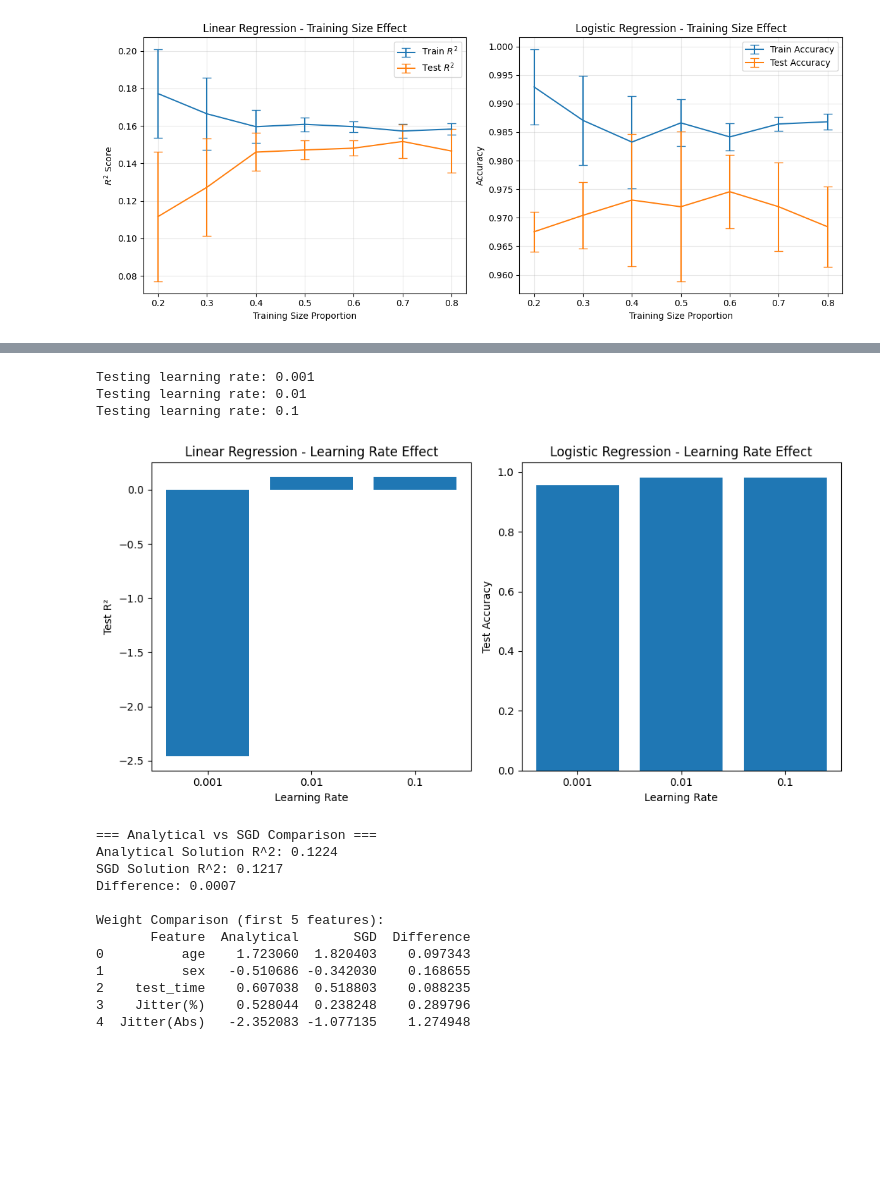
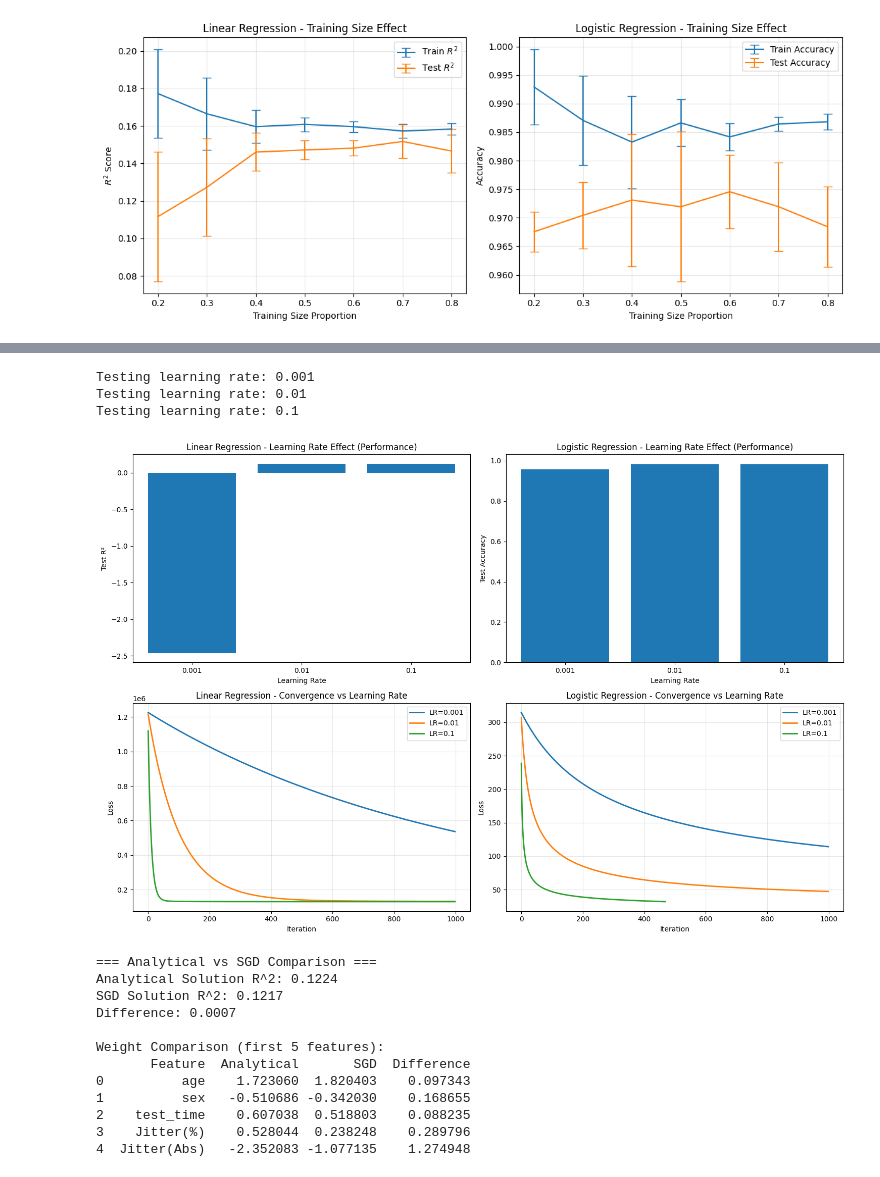
Before and after one commit to Eric3939/comp551_a1, a Jupyter notebook: main_experiments.ipynb, the cells around one changed output, grey strips where cells are left out. Drawn from its saved outputs; the diff is of its cells as text; code cells hidden in the pictures; blank space fills up the shorter version.

```diff
--- a/main_experiments.ipynb
+++ b/main_experiments.ipynb
@@ -284,52 +311,77 @@ Testing batch size: full
 # %%
-# Learning Rate Comparison
+# Learning Rate Comparison with Convergence Plots
 learning_rates = [0.001, 0.01, 0.1]
 linear_lr_results, logistic_lr_results = [], []
+linear_lr_loss_histories, logistic_lr_loss_histories = [], []
 
 for lr in learning_rates:
     print(f"Testing learning rate: {lr}")
 
     # Linear regression
-    optimizer = GradientDescent(lr=lr, max_iters=1000)
+    optimizer = GradientDescent(lr=lr, max_iters=1000, record_loss=True)
     model = LinearRegression()
     model.fit_gradient_descent(X_park_train_scaled, y_park_train, optimizer)
     pred_test = model.predict(X_park_test_scaled)
     test_r2 = r2_score(y_park_test, pred_test)
     linear_lr_results.append(test_r2)
+    linear_lr_loss_histories.append(optimizer.loss_history)
 
     # Logistic regression
-    optimizer = GradientDescent(lr=lr, max_iters=1000)
+    optimizer = GradientDescent(lr=lr, max_iters=1000, record_loss=True)
     model = LogisticRegression()
     model.fit(X_wdbc_train_scaled, y_wdbc_train, optimizer)
     pred_test = model.predict(X_wdbc_test_scaled)
     test_acc = accuracy_score(y_wdbc_test, pred_test)
     logistic_lr_results.append(test_acc)
+    logistic_lr_loss_histories.append(optimizer.loss_history)
 
-# Plot results
-plt.figure(figsize=(10, 5))
+# Plot results - Performance
+plt.figure(figsize=(15, 10))
 
-plt.subplot(1, 2, 1)
+# Performance plots
+plt.subplot(2, 2, 1)
 plt.bar(range(len(learning_rates)), linear_lr_results)
 plt.xticks(range(len(learning_rates)), learning_rates)
 plt.xlabel('Learning Rate')
 plt.ylabel('Test R²')
-plt.title('Linear Regression - Learning Rate Effect')
+plt.title('Linear Regression - Learning Rate Effect (Performance)')
 
-plt.subplot(1, 2, 2)
+plt.subplot(2, 2, 2)
 plt.bar(range(len(learning_rates)), logistic_lr_results)
 plt.xticks(range(len(learning_rates)), learning_rates)
 plt.xlabel('Learning Rate')
 plt.ylabel('Test Accuracy')
-plt.title('Logistic Regression - Learning Rate Effect')
+plt.title('Logistic Regression - Learning Rate Effect (Performance)')
+
+# Convergence plots
+plt.subplot(2, 2, 3)
+for i, lr in enumerate(learning_rates):
+    plt.plot(range(len(linear_lr_loss_histories[i])), linear_lr_loss_histories[i],
+            label=f'LR={lr}', linewidth=2)
+plt.xlabel('Iteration')
+plt.ylabel('Loss')
+plt.title('Linear Regression - Convergence vs Learning Rate')
+plt.legend()
+plt.grid(True, alpha=0.3)
+
+plt.subplot(2, 2, 4)
+for i, lr in enumerate(learning_rates):
+    plt.plot(range(len(logistic_lr_loss_histories[i])), logistic_lr_loss_histories[i],
+            label=f'LR={lr}', linewidth=2)
+plt.xlabel('Iteration')
+plt.ylabel('Loss')
+plt.title('Logistic Regression - Convergence vs Learning Rate')
+plt.legend()
+plt.grid(True, alpha=0.3)
 
 plt.tight_layout()
-plt.savefig('figures/learning_rate_effect.png', dpi=300, bbox_inches='tight')
+plt.savefig('figures/learning_rate_effect_with_convergence.png', dpi=300, bbox_inches='tight')
 plt.show()
 # %% [output]
 Testing learning rate: 0.001
 Testing learning rate: 0.01
 Testing learning rate: 0.1
-[figure, old version]
+[figure, new version]
 # %%
 # Analytical vs SGD Comparison
 print("=== Analytical vs SGD Comparison ===")
```
Also changed, not shown: parts of 1 cell of this notebook, 4 other files.
